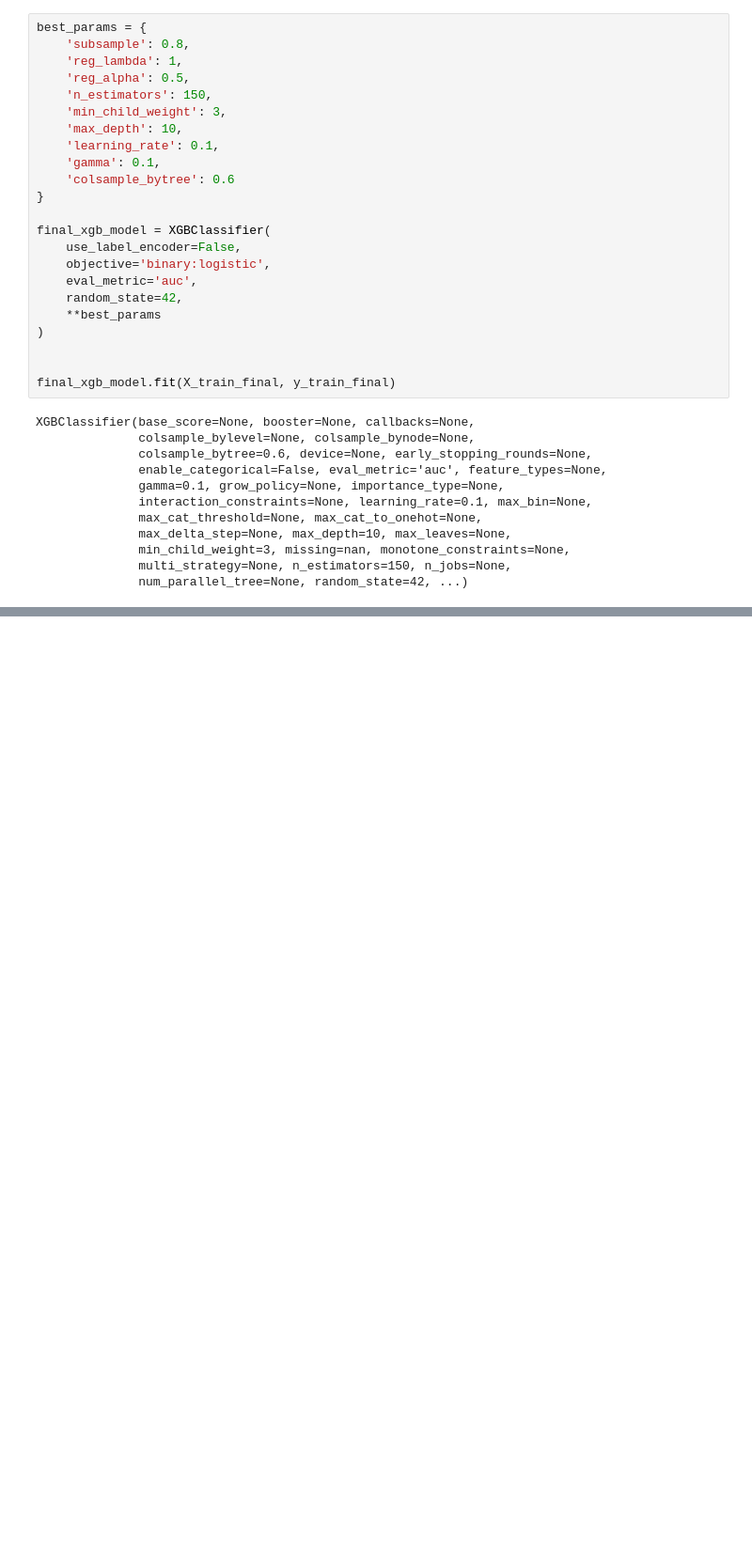
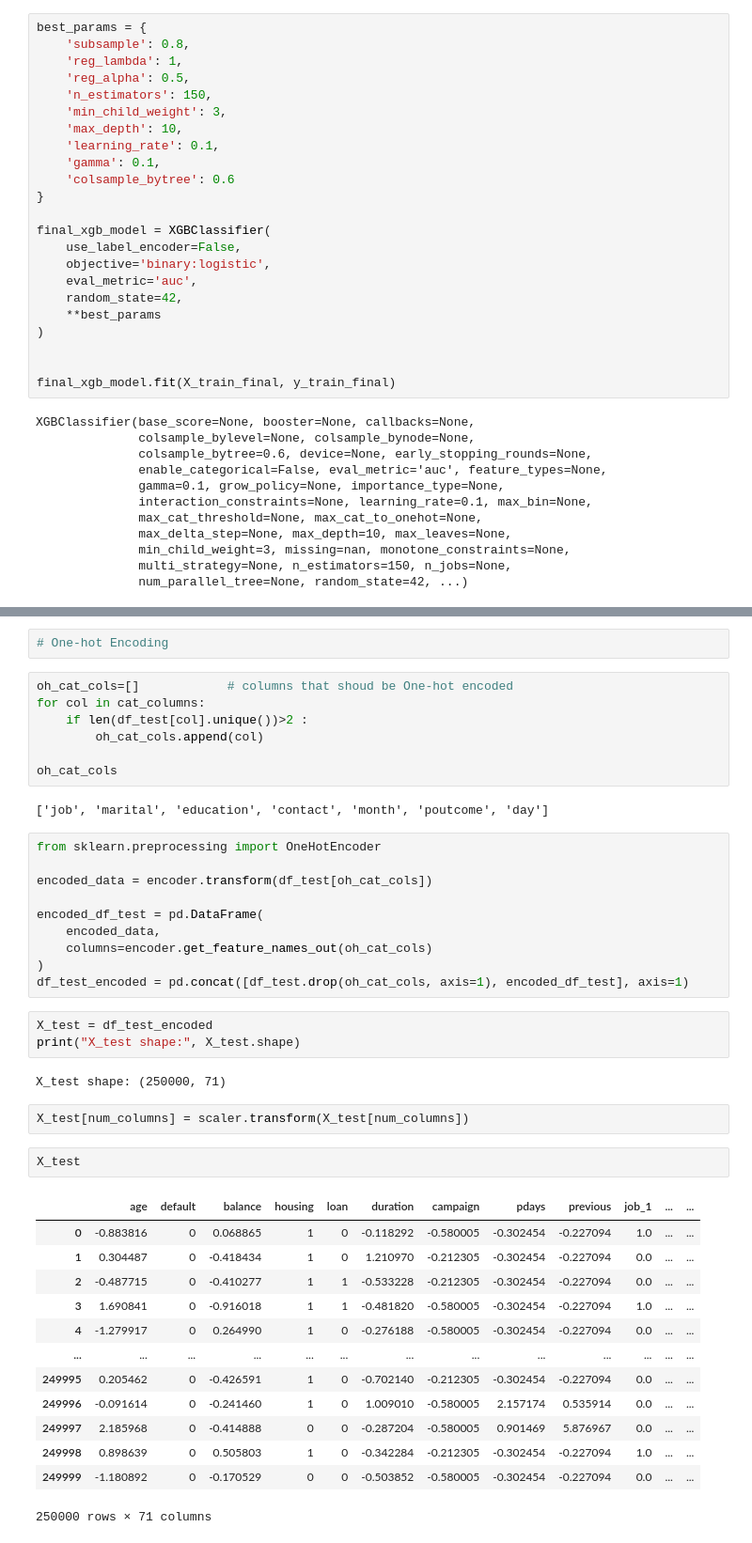
Before and after one commit to OshadhaWijerathne/Kaggle-bank-marketing-classification, a Jupyter notebook: binary-classification-with-a-bank-dataset.ipynb, the cells around one changed output, grey strips where cells are left out. Shown: that part at 94% size. Saved outputs shown, nothing was run; the diff lists cells and outputs as text; blank space fills up the shorter version.

```diff
--- a/binary-classification-with-a-bank-dataset.ipynb
+++ b/binary-classification-with-a-bank-dataset.ipynb
@@ -781,0 +802,44 @@ XGBClassifier(base_score=None, booster=None, callbacks=None,
+# %%
+# One-hot Encoding
+# %%
+oh_cat_cols=[]            # columns that shoud be One-hot encoded
+for col in cat_columns:
+    if len(df_test[col].unique())>2 :
+        oh_cat_cols.append(col)
+
+oh_cat_cols
+# %% [output]
+['job', 'marital', 'education', 'contact', 'month', 'poutcome', 'day']
+# %%
+from sklearn.preprocessing import OneHotEncoder
+
+encoded_data = encoder.transform(df_test[oh_cat_cols])
+
+encoded_df_test = pd.DataFrame(
+    encoded_data,
+    columns=encoder.get_feature_names_out(oh_cat_cols)
+)
+df_test_encoded = pd.concat([df_test.drop(oh_cat_cols, axis=1), encoded_df_test], axis=1)
+# %%
+X_test = df_test_encoded
+print("X_test shape:", X_test.shape)
+# %% [output]
+X_test shape: (250000, 71)
+# %%
+X_test[num_columns] = scaler.transform(X_test[num_columns])
+# %%
+X_test
+# %% [output]
+|  | age | default | balance | housing | loan | duration | campaign | pdays | previous | job_1 | ... | ... |
+| 0 | -0.883816 | 0 | 0.068865 | 1 | 0 | -0.118292 | -0.580005 | -0.302454 | -0.227094 | 1.0 | ... | ... |
+| 1 | 0.304487 | 0 | -0.418434 | 1 | 0 | 1.210970 | -0.212305 | -0.302454 | -0.227094 | 0.0 | ... | ... |
+| 2 | -0.487715 | 0 | -0.410277 | 1 | 1 | -0.533228 | -0.212305 | -0.302454 | -0.227094 | 0.0 | ... | ... |
+| 3 | 1.690841 | 0 | -0.916018 | 1 | 1 | -0.481820 | -0.580005 | -0.302454 | -0.227094 | 1.0 | ... | ... |
+| 4 | -1.279917 | 0 | 0.264990 | 1 | 0 | -0.276188 | -0.580005 | -0.302454 | -0.227094 | 0.0 | ... | ... |
+| ... | ... | ... | ... | ... | ... | ... | ... | ... | ... | ... | ... | ... |
+| 249995 | 0.205462 | 0 | -0.426591 | 1 | 0 | -0.702140 | -0.212305 | -0.302454 | -0.227094 | 0.0 | ... | ... |
+| 249996 | -0.091614 | 0 | -0.241460 | 1 | 0 | 1.009010 | -0.580005 | 2.157174 | 0.535914 | 0.0 | ... | ... |
+| 249997 | 2.185968 | 0 | -0.414888 | 0 | 0 | -0.287204 | -0.580005 | 0.901469 | 5.876967 | 0.0 | ... | ... |
+| 249998 | 0.898639 | 0 | 0.505803 | 1 | 0 | -0.342284 | -0.212305 | -0.302454 | -0.227094 | 1.0 | ... | ... |
+| 249999 | -1.180892 | 0 | -0.170529 | 0 | 0 | -0.503852 | -0.580005 | -0.302454 | -0.227094 | 0.0 | ... | ... |
+250000 rows × 71 columns
```
Also changed, not shown: parts of 12 cells of this notebook, 1 other file.
